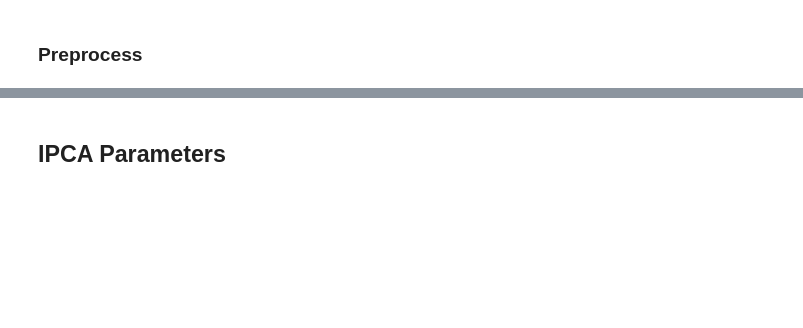
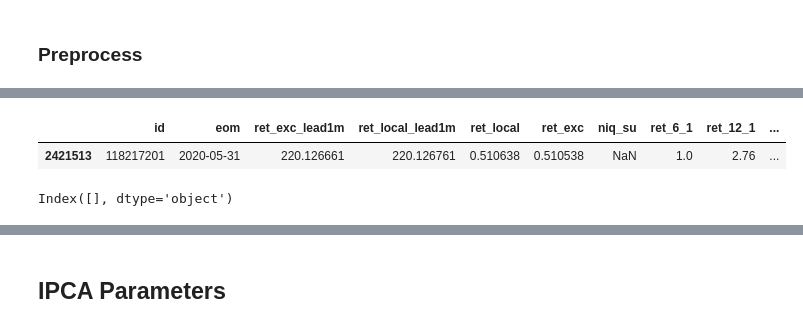
Before and after one commit to zilinch/ipca_factor_portfolio, a Jupyter notebook: IPCA.ipynb, the cells around one changed output, grey strips where cells are left out. Saved outputs shown, nothing was run; the diff lists cells and outputs as text; code cells hidden in the pictures; blank space fills up the shorter version.

```diff
--- a/IPCA.ipynb
+++ b/IPCA.ipynb
@@ -39,0 +41,11 @@ len(df_ipca)
+# %%
+df[df['ret_local_lead1m']>1e02].sort_values(by='eom')
+# %% [output]
+|  | id | eom | ret_exc_lead1m | ret_local_lead1m | ret_local | ret_exc | niq_su | ret_6_1 | ret_12_1 | ... |
+| 2421513 | 118217201 | 2020-05-31 | 220.126661 | 220.126761 | 0.510638 | 0.510538 | NaN | 1.0 | 2.76 | ... |
+# %%
+from datetime import date
+problem_date = df[df['eom']==date(1993,9,30)]
+problem_date.columns[problem_date.isna().all()]
+# %% [output]
+Index([], dtype='object')
```
Also changed, not shown: parts of 18 cells of this notebook.
